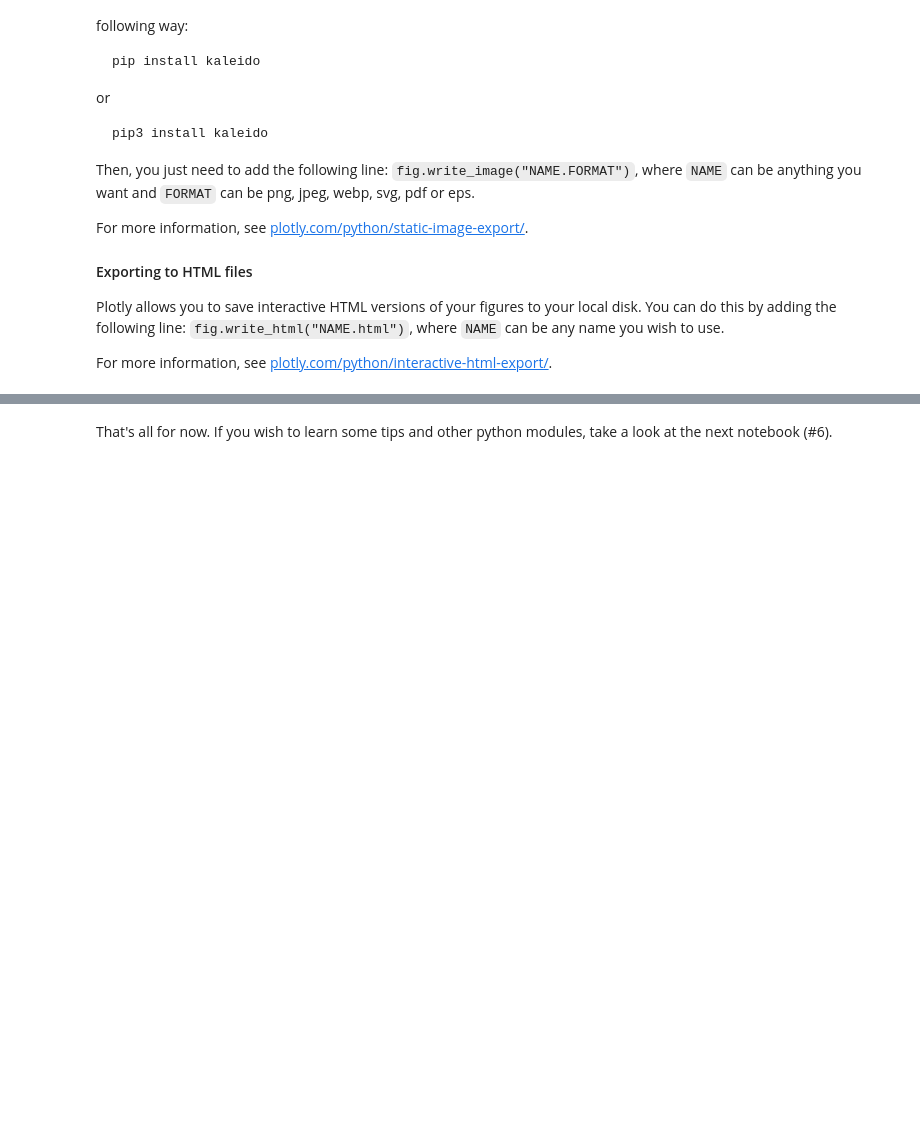
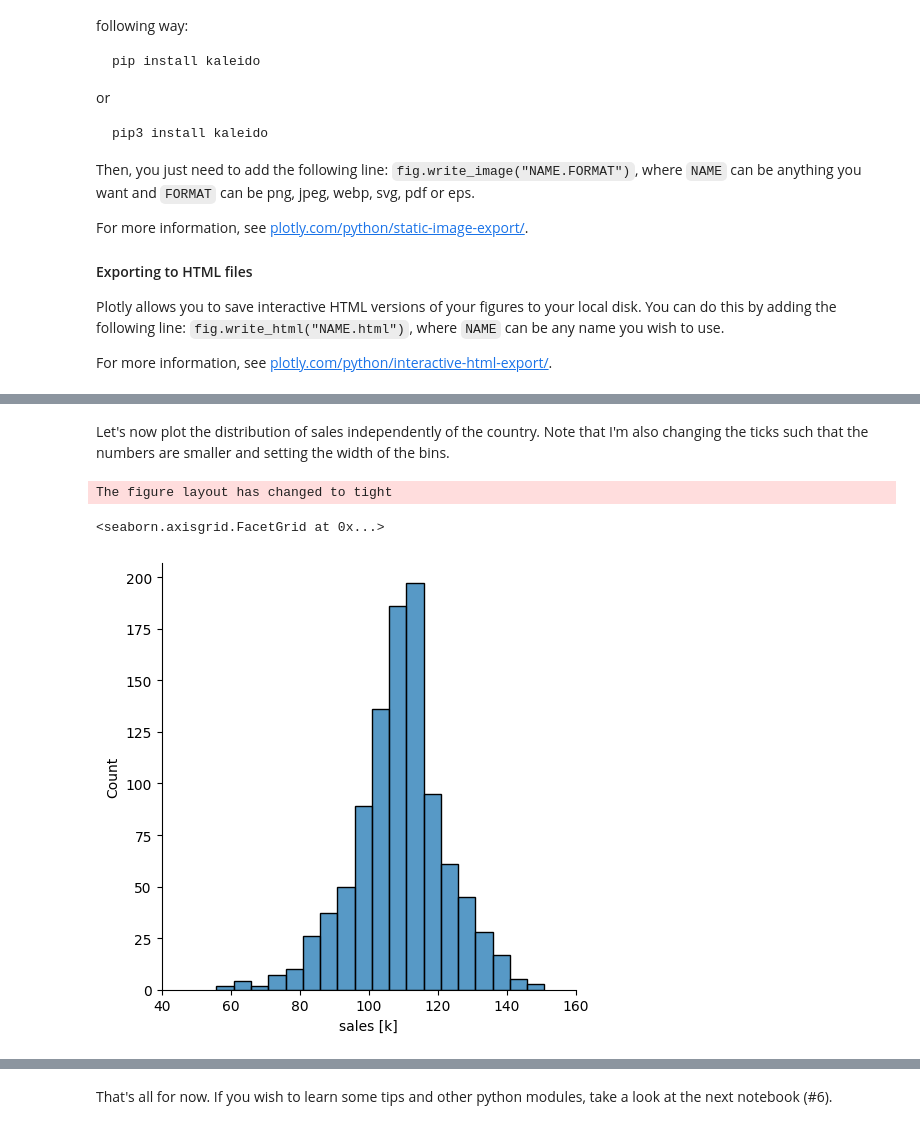
Before and after one commit to jbossios/python-tutorial, a Jupyter notebook: Jupyter-Notebooks/05_Data_Visualization.ipynb, the cells around one changed output, grey strips where cells are left out. Drawn from its saved outputs; the diff is of its cells as text; code cells hidden in the pictures; blank space fills up the shorter version.

```diff
--- a/Jupyter-Notebooks/05_Data_Visualization.ipynb
+++ b/Jupyter-Notebooks/05_Data_Visualization.ipynb
@@ -708,0 +770,25 @@ For more information, see [plotly.com/python/interactive-html-export/](https://p
+# %%
+# Generate data
+country_options = ['Portugal', 'Spain', 'France']
+countries = [choice(country_options) for _ in range(1000)]
+sales_stat_by_country = {  # mean, std dev
+    'Portugal': [100000, 15000],
+    'Spain': [120000, 12000],
+    'France': [110000, 5000]
+}
+distributions_dict = {
+    'country': countries,
+    'sales': [gauss(sales_stat_by_country[country][0], sales_stat_by_country[country][1]) for country in countries]
+}
+# %% [markdown]
+Let's now plot the distribution of sales independently of the country. Note that I'm also changing the ticks such that the numbers are smaller and setting the width of the bins.
+# %%
+ax = sns.displot(distributions_dict, x="sales", binwidth=5000)
+ticks = ax.axes[0][0].get_xticks()
+xlabels = ['{:,.0f}'.format(x/1000) for x in ticks]
+ax.set_xticklabels(xlabels)
+ax.set(xlabel='sales [k]')
+# %% [output]
+The figure layout has changed to tight
+<seaborn.axisgrid.FacetGrid at 0x...>
+[figure, added]
```
Also changed, not shown: parts of 51 cells of this notebook.
